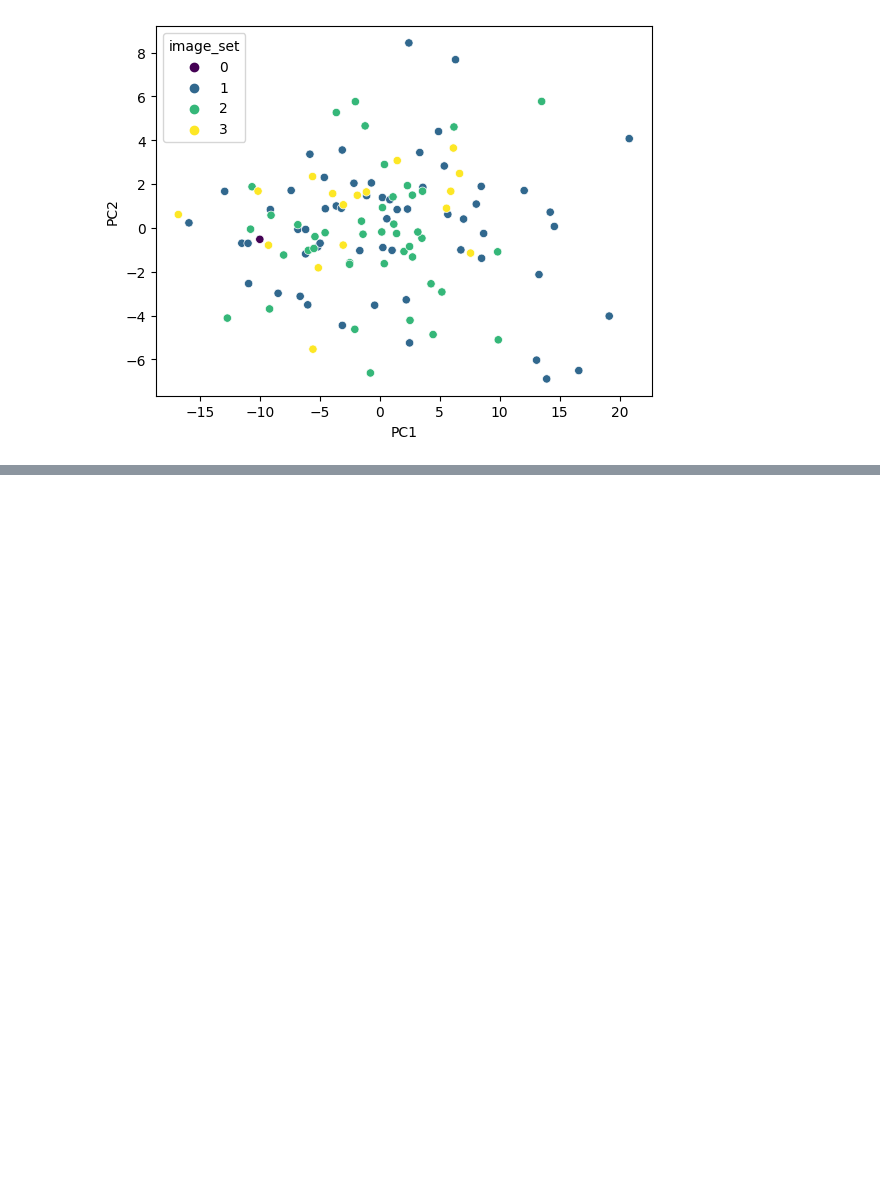
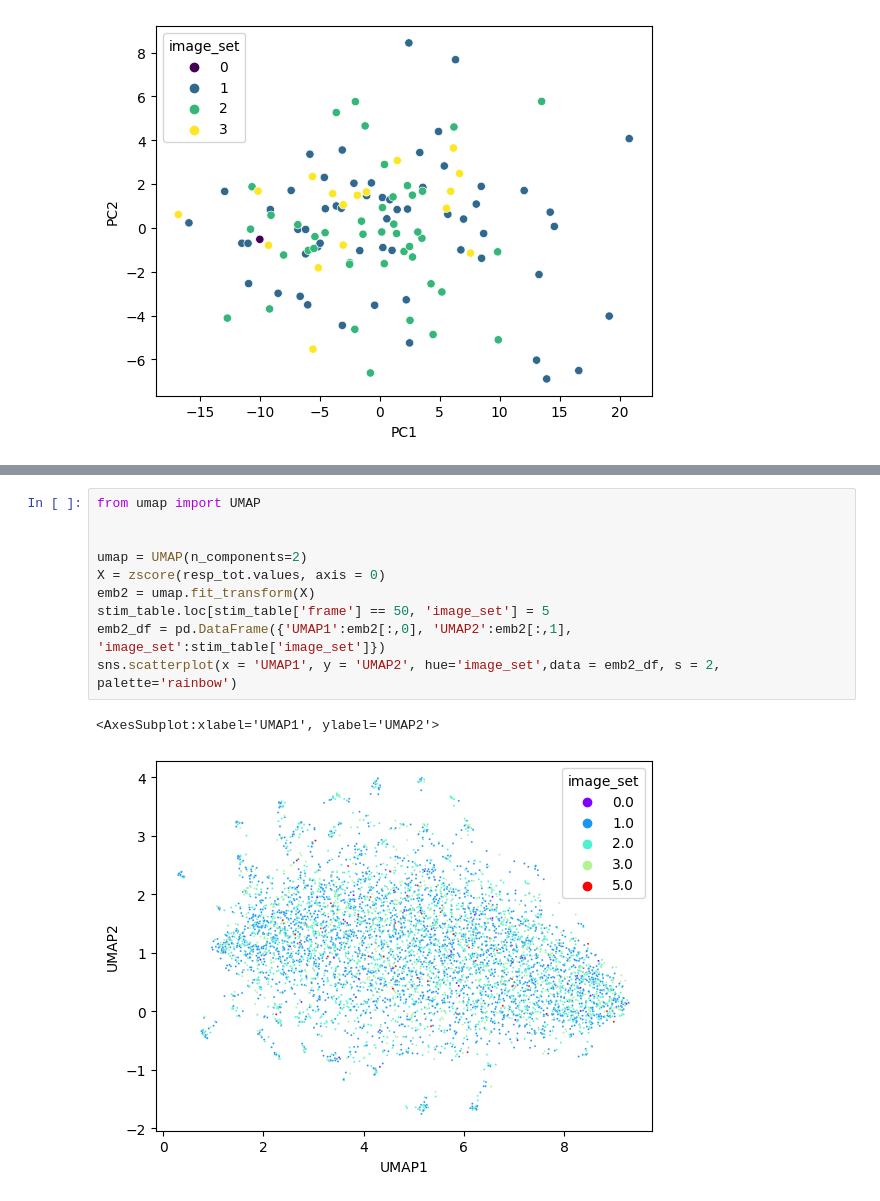
Before and after one commit to valtot/Explore_AllenBrainObservatory, a Jupyter notebook: NaturalImages.ipynb, the cells around one changed output, grey strips where cells are left out. Cells and saved outputs as stored; diff of their text form; blank space fills up the shorter version.

```diff
--- a/NaturalImages.ipynb
+++ b/NaturalImages.ipynb
@@ -351,0 +179,13 @@ ValueError: arrays must all be same length
+# %%
+from umap import UMAP
+
+
+umap = UMAP(n_components=2)
+X = zscore(resp_tot.values, axis = 0)
+emb2 = umap.fit_transform(X)
+stim_table.loc[stim_table['frame'] == 50, 'image_set'] = 5
+emb2_df = pd.DataFrame({'UMAP1':emb2[:,0], 'UMAP2':emb2[:,1], 'image_set':stim_table['image_set']})
+sns.scatterplot(x = 'UMAP1', y = 'UMAP2', hue='image_set',data = emb2_df, s = 2, palette='rainbow')
+# %% [output]
+<AxesSubplot:xlabel='UMAP1', ylabel='UMAP2'>
+[figure, added]
```
Also changed, not shown: parts of 59 cells of this notebook, 2 other files.
